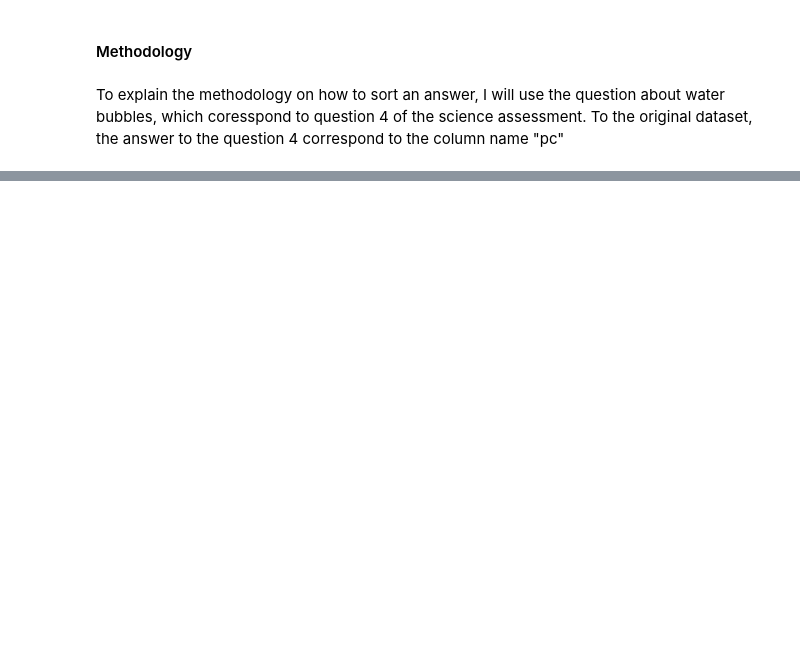
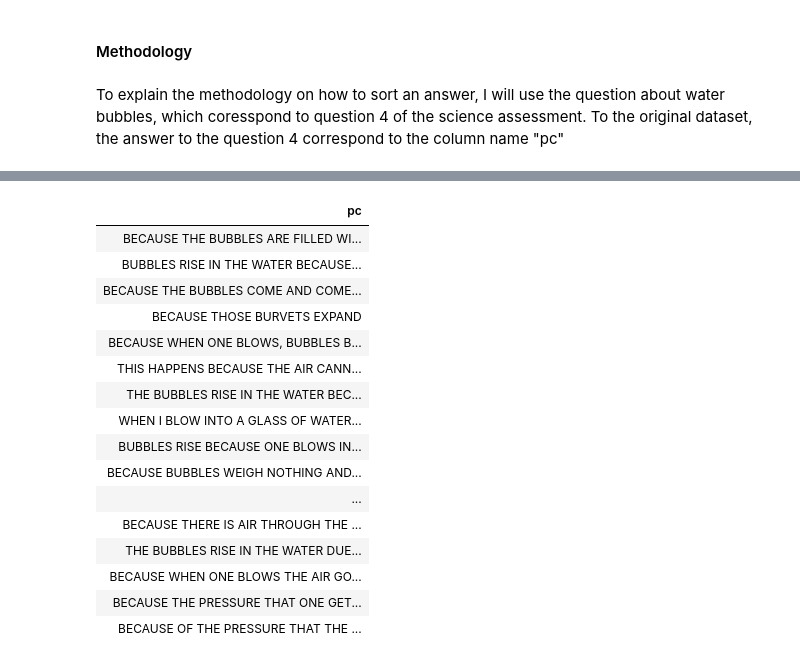
Before and after one commit to dhcheong/Sorting-Answer, a Jupyter notebook: Sorting-Answer.ipynb, the cells around one changed output, grey strips where cells are left out. Saved outputs shown, nothing was run; the diff lists cells and outputs as text; code cells hidden in the pictures; blank space fills up the shorter version.

```diff
--- a/Sorting-Answer.ipynb
+++ b/Sorting-Answer.ipynb
@@ -34,0 +38,20 @@ To explain the methodology on how to sort an answer, I will use the question abo
+# %%
+translated_pc
+# %% [output]
+| pc |
+| BECAUSE THE BUBBLES ARE FILLED WI... |
+| BUBBLES RISE IN THE WATER BECAUSE... |
+| BECAUSE THE BUBBLES COME AND COME... |
+| BECAUSE THOSE BURVETS EXPAND |
+| BECAUSE WHEN ONE BLOWS, BUBBLES B... |
+| THIS HAPPENS BECAUSE THE AIR CANN... |
+| THE BUBBLES RISE IN THE WATER BEC... |
+| WHEN I BLOW INTO A GLASS OF WATER... |
+| BUBBLES RISE BECAUSE ONE BLOWS IN... |
+| BECAUSE BUBBLES WEIGH NOTHING AND... |
+| ... |
+| BECAUSE THERE IS AIR THROUGH THE ... |
+| THE BUBBLES RISE IN THE WATER DUE... |
+| BECAUSE WHEN ONE BLOWS THE AIR GO... |
+| BECAUSE THE PRESSURE THAT ONE GET... |
+| BECAUSE OF THE PRESSURE THAT THE ... |
```
Also changed, not shown: parts of 5 cells of this notebook.
